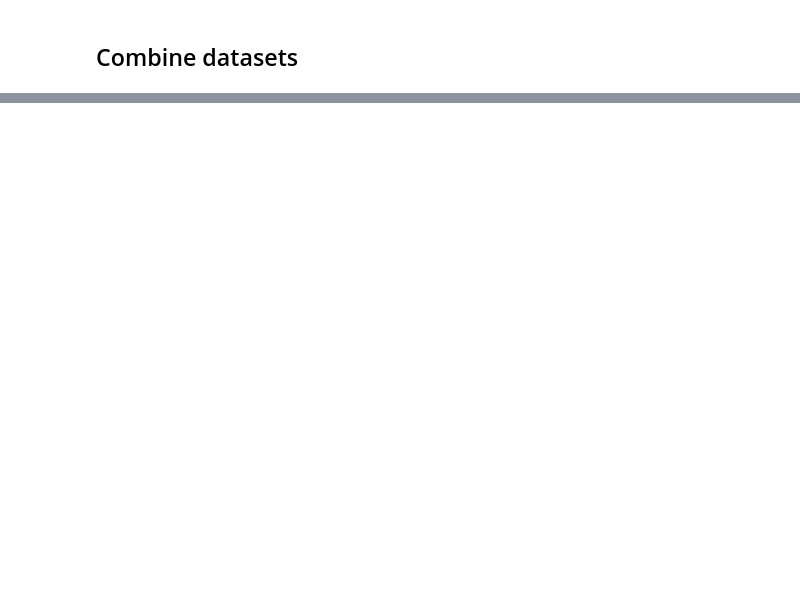
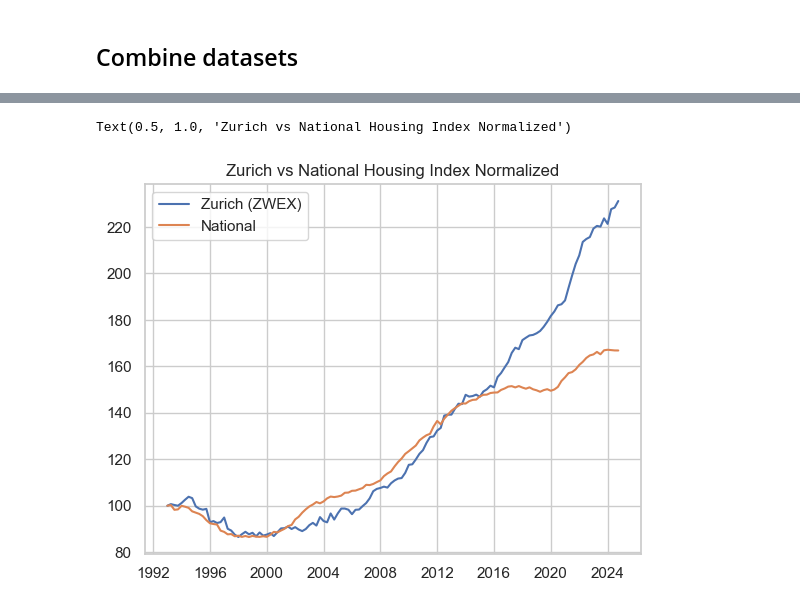
Before and after one commit to liamti5/The-Idiosyncratic-Alpha-of-Zurich-Housing, a Jupyter notebook: notebooks/1.0_data-exploration-and-combine-data.ipynb, the cells around one changed output, grey strips where cells are left out. Cells and saved outputs as stored; diff of their text form; code cells hidden in the pictures; blank space fills up the shorter version.

```diff
--- a/notebooks/1.0_data-exploration-and-combine-data.ipynb
+++ b/notebooks/1.0_data-exploration-and-combine-data.ipynb
@@ -348,2 +344,19 @@ print(df_combined.index.max())
 # %%
 df_combined.to_csv(config.INTERIM_DATA_DIR / "combined.csv")
+# %%
+base_date = df_combined.index.min()
+df_combined["ZWEX_norm"] = (
+    df_combined["ZWEX"] / df_combined.loc[base_date, "ZWEX"] * 100
+)
+df_combined["IMPI_norm"] = (
+    df_combined["IMPI"] / df_combined.loc[base_date, "IMPI"] * 100
+)
+
+fig, ax = plt.subplots()
+ax.plot(df_combined.index, df_combined["ZWEX_norm"], label="Zurich (ZWEX)")
+ax.plot(df_combined.index, df_combined["IMPI_norm"], label="National")
+ax.legend()
+ax.set_title("Zurich vs National Housing Index Normalized")
+# %% [output]
+Text(0.5, 1.0, 'Zurich vs National Housing Index Normalized')
+[figure, added]
```
Also changed, not shown: parts of 8 cells of this notebook, 1 other file.
